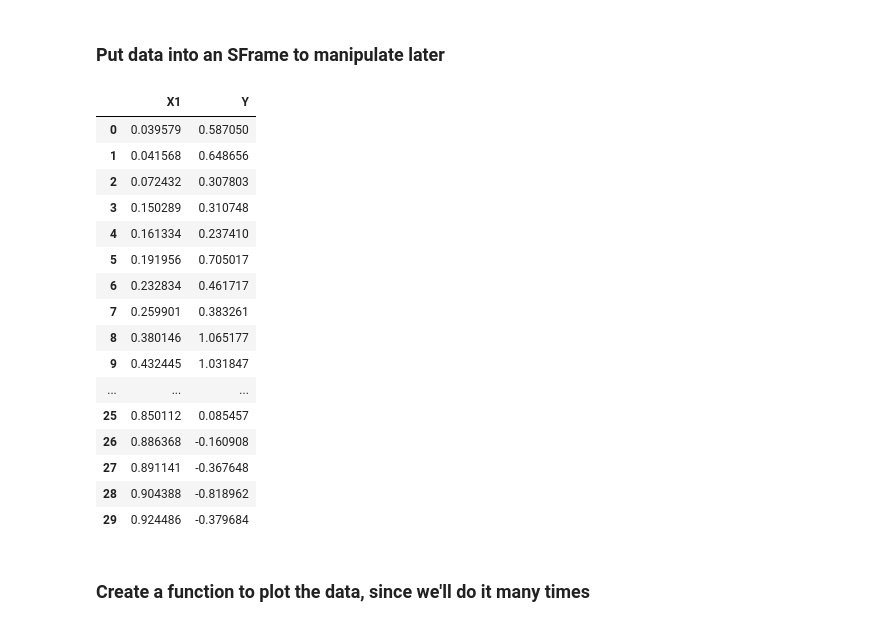
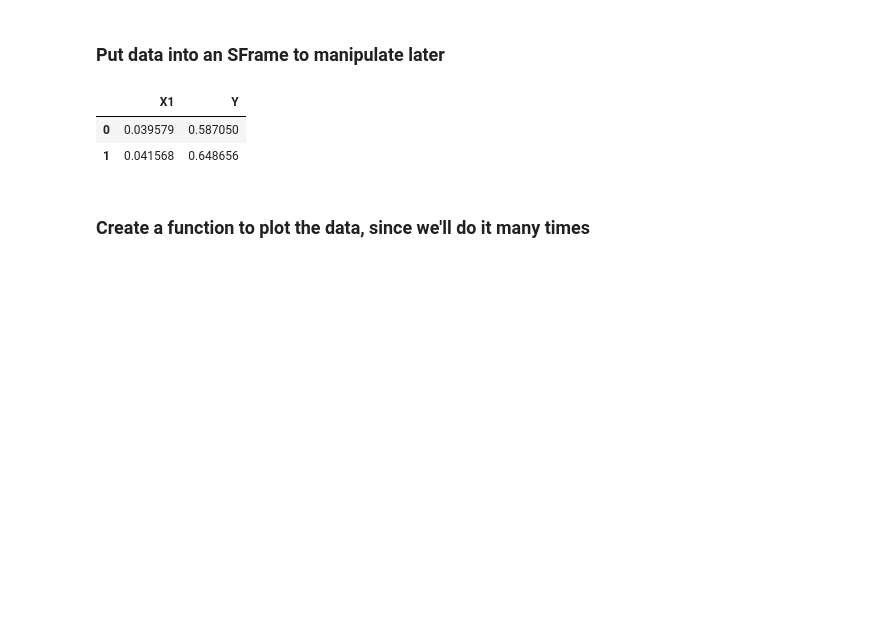
Before and after one commit to manjeet87/MachineLearning_Coursera, a Jupyter notebook: Regression/Week4/Overfitting_Demo_Ridge_Lasso.ipynb, the cells around one changed output. Drawn from its saved outputs; the diff is of its cells as text; code cells hidden in the pictures; blank space fills up the shorter version.

```diff
--- a/Regression/Week4/Overfitting_Demo_Ridge_Lasso.ipynb
+++ b/Regression/Week4/Overfitting_Demo_Ridge_Lasso.ipynb
@@ -51,25 +31,11 @@ y = y + e
 ### Put data into an SFrame to manipulate later
 # %%
 data = pd.DataFrame({'X1':x,'Y':y})
-data
+data[:2]
 # %% [output]
 |  | X1 | Y |
 | 0 | 0.039579 | 0.587050 |
 | 1 | 0.041568 | 0.648656 |
-| 2 | 0.072432 | 0.307803 |
-| 3 | 0.150289 | 0.310748 |
-| 4 | 0.161334 | 0.237410 |
-| 5 | 0.191956 | 0.705017 |
-| 6 | 0.232834 | 0.461717 |
-| 7 | 0.259901 | 0.383261 |
-| 8 | 0.380146 | 1.065177 |
-| 9 | 0.432445 | 1.031847 |
-| ... | ... | ... |
-| 25 | 0.850112 | 0.085457 |
-| 26 | 0.886368 | -0.160908 |
-| 27 | 0.891141 | -0.367648 |
-| 28 | 0.904388 | -0.818962 |
-| 29 | 0.924486 | -0.379684 |
 # %% [markdown]
 ### Create a function to plot the data, since we'll do it many times
 # %%
```
Also changed, not shown: parts of 27 cells of this notebook, 19 other files.
